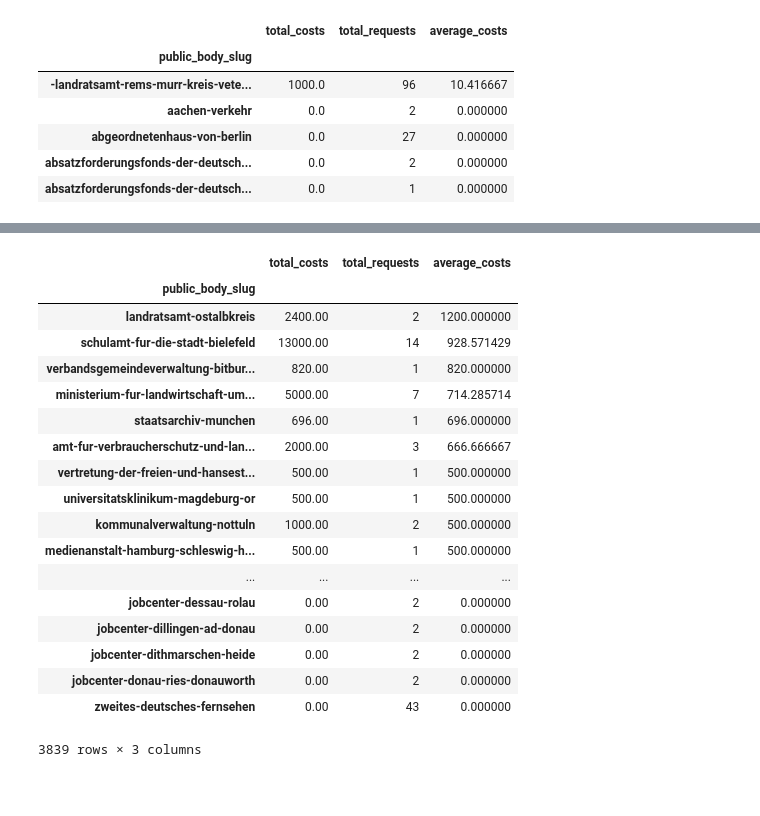
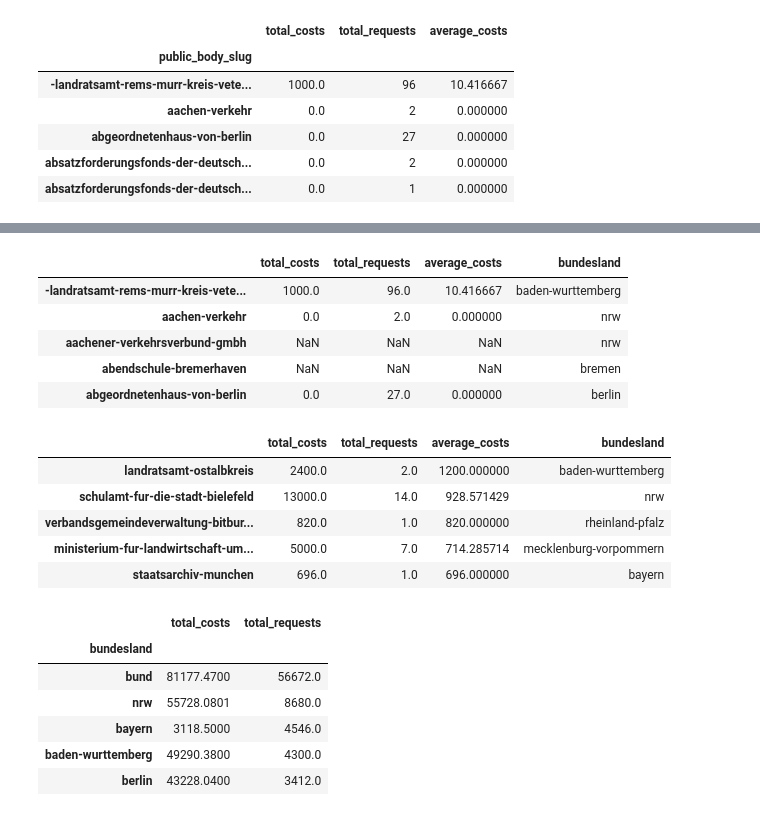
Before and after one commit to chaseinstead/fdsstat, a Jupyter notebook: fds_first_stats.ipynb, the cells around one changed output, grey strips where cells are left out. Saved outputs shown, nothing was run; the diff lists cells and outputs as text; code cells hidden in the pictures; blank space fills up the shorter version.

```diff
--- a/fds_first_stats.ipynb
+++ b/fds_first_stats.ipynb
@@ -107,0 +141,3 @@ new_df.head()
+# %%
+pb = publicbody.set_index("slug")
+pb.head()
@@ -107,0 +152,3 @@ new_df.head()
+# %%
+pb = pb["bundesland"]
+pb
@@ -108,22 +173,35 @@ new_df.head()
+# %%
+w_bl = new_df
+w_bl["average_costs"] = w_bl["total_costs"] / w_bl["total_requests"]
+w_bl = pd.concat([w_bl, pb], axis=1, sort=True)
+w_bl.head()
+# %% [output]
+|  | total_costs | total_requests | average_costs | bundesland |
+| -landratsamt-rems-murr-kreis-vete... | 1000.0 | 96.0 | 10.416667 | baden-wurttemberg |
+| aachen-verkehr | 0.0 | 2.0 | 0.000000 | nrw |
+| aachener-verkehrsverbund-gmbh | NaN | NaN | NaN | nrw |
+| abendschule-bremerhaven | NaN | NaN | NaN | bremen |
+| abgeordnetenhaus-von-berlin | 0.0 | 27.0 | 0.000000 | berlin |
 # %%
-new_df.sort_values('average_costs', ascending=False) #!!!
+w_bl.sort_values('average_costs', ascending=False).head()
 # %% [output]
-|  | total_costs | total_requests | average_costs |
-| public_body_slug |  |  |  |
-| landratsamt-ostalbkreis | 2400.00 | 2 | 1200.000000 |
-| schulamt-fur-die-stadt-bielefeld | 13000.00 | 14 | 928.571429 |
-| verbandsgemeindeverwaltung-bitbur... | 820.00 | 1 | 820.000000 |
-| ministerium-fur-landwirtschaft-um... | 5000.00 | 7 | 714.285714 |
-| staatsarchiv-munchen | 696.00 | 1 | 696.000000 |
-| amt-fur-verbraucherschutz-und-lan... | 2000.00 | 3 | 666.666667 |
-| vertretung-der-freien-und-hansest... | 500.00 | 1 | 500.000000 |
-| universitatsklinikum-magdeburg-or | 500.00 | 1 | 500.000000 |
-| kommunalverwaltung-nottuln | 1000.00 | 2 | 500.000000 |
-| medienanstalt-hamburg-schleswig-h... | 500.00 | 1 | 500.000000 |
-| ... | ... | ... | ... |
-| jobcenter-dessau-rolau | 0.00 | 2 | 0.000000 |
-| jobcenter-dillingen-ad-donau | 0.00 | 2 | 0.000000 |
-| jobcenter-dithmarschen-heide | 0.00 | 2 | 0.000000 |
-| jobcenter-donau-ries-donauworth | 0.00 | 2 | 0.000000 |
-| zweites-deutsches-fernsehen | 0.00 | 43 | 0.000000 |
+|  | total_costs | total_requests | average_costs | bundesland |
+| landratsamt-ostalbkreis | 2400.0 | 2.0 | 1200.000000 | baden-wurttemberg |
+| schulamt-fur-die-stadt-bielefeld | 13000.0 | 14.0 | 928.571429 | nrw |
+| verbandsgemeindeverwaltung-bitbur... | 820.0 | 1.0 | 820.000000 | rheinland-pfalz |
+| ministerium-fur-landwirtschaft-um... | 5000.0 | 7.0 | 714.285714 | mecklenburg-vorpommern |
+| staatsarchiv-munchen | 696.0 | 1.0 | 696.000000 | bayern |
-3839 rows × 3 columns
+# %%
+# now calculate average costs per bundesland:
+bl = w_bl.groupby("bundesland").sum()
+bl = bl.sort_values("total_requests", ascending=False)
+bl = bl.drop("average_costs", axis=1)
+bl.head()
+# %% [output]
+|  | total_costs | total_requests |
+| bundesland |  |  |
+| bund | 81177.4700 | 56672.0 |
+| nrw | 55728.0801 | 8680.0 |
+| bayern | 3118.5000 | 4546.0 |
+| baden-wurttemberg | 49290.3800 | 4300.0 |
+| berlin | 43228.0400 | 3412.0 |
```
Also changed, not shown: parts of 11 cells of this notebook.
